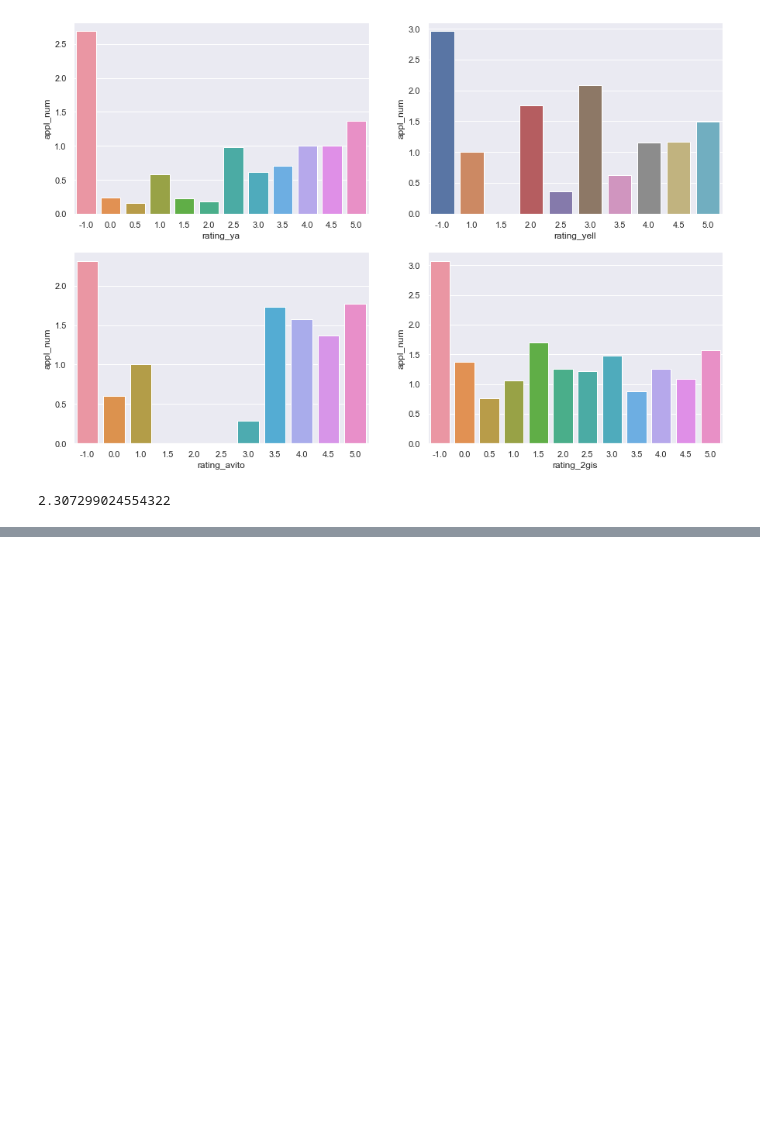
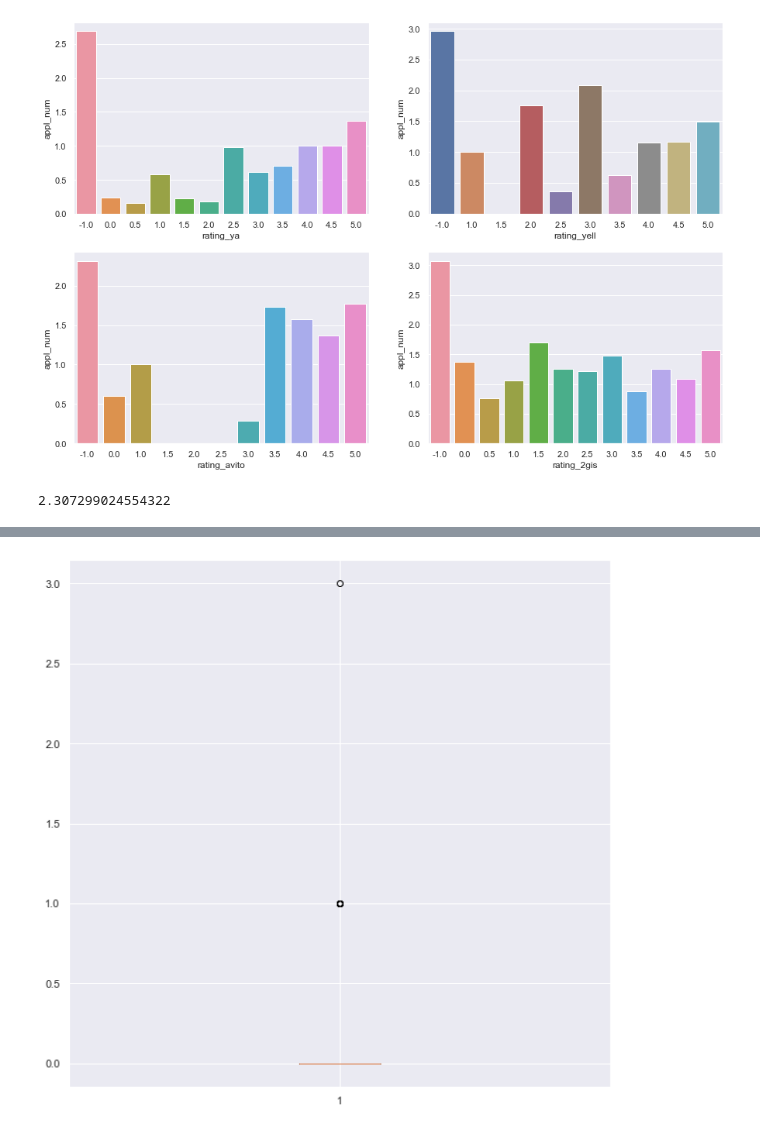
Before and after one commit to D1ffic00lt/dano-olympiad-final-stage, a Jupyter notebook: d1ffic00lt/main.ipynb, the cells around one changed output, grey strips where cells are left out. Saved outputs shown, nothing was run; the diff lists cells and outputs as text; code cells hidden in the pictures; blank space fills up the shorter version.

```diff
--- a/d1ffic00lt/main.ipynb
+++ b/d1ffic00lt/main.ipynb
@@ -398,0 +413,7 @@ data.loc[
+# %%
+plt.figure(figsize=(10, 10))
+plt.boxplot(data.complaints_num)
+plt.savefig("figures/complaints_num.png")
+plt.show()
+# %% [output]
+[figure, added]
```
Also changed, not shown: parts of 22 cells of this notebook, 15 other files.
